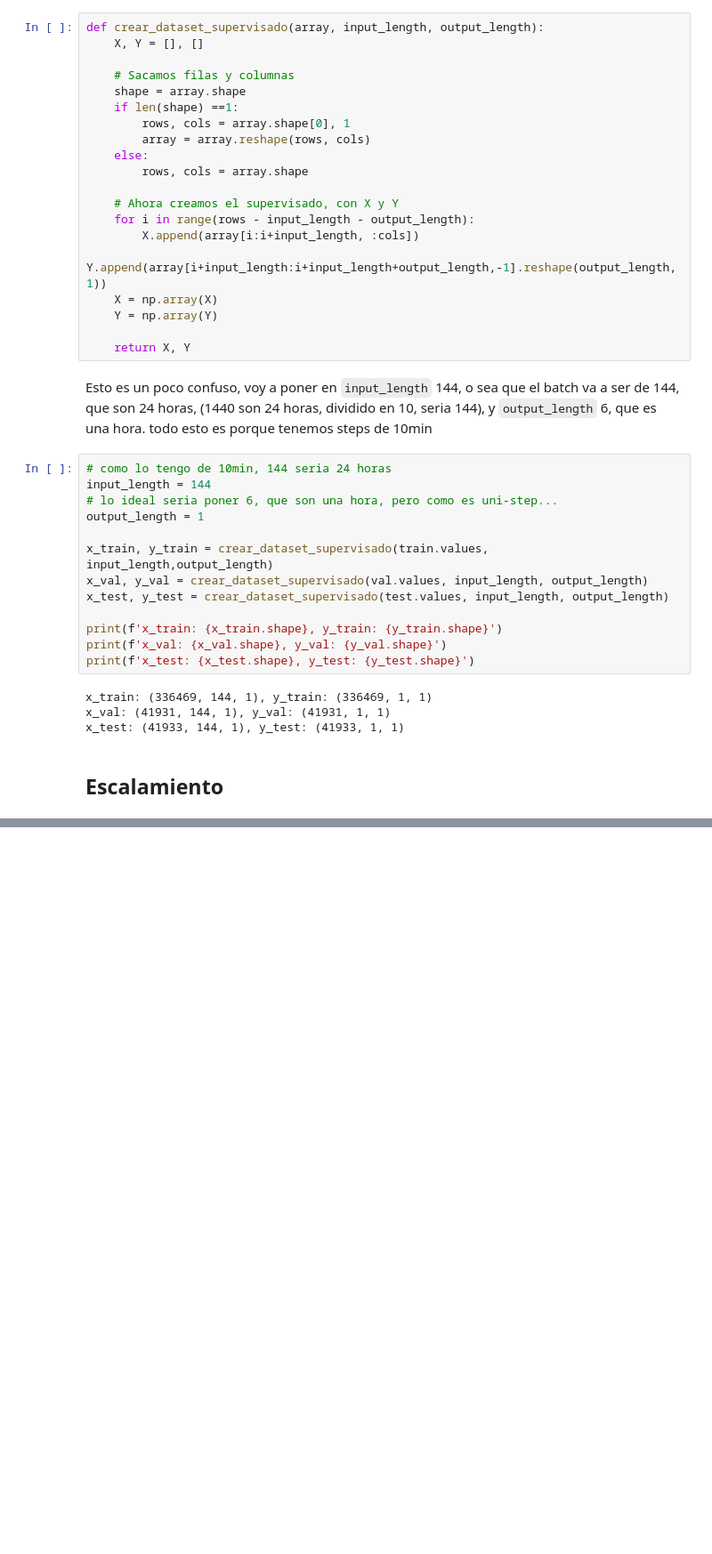
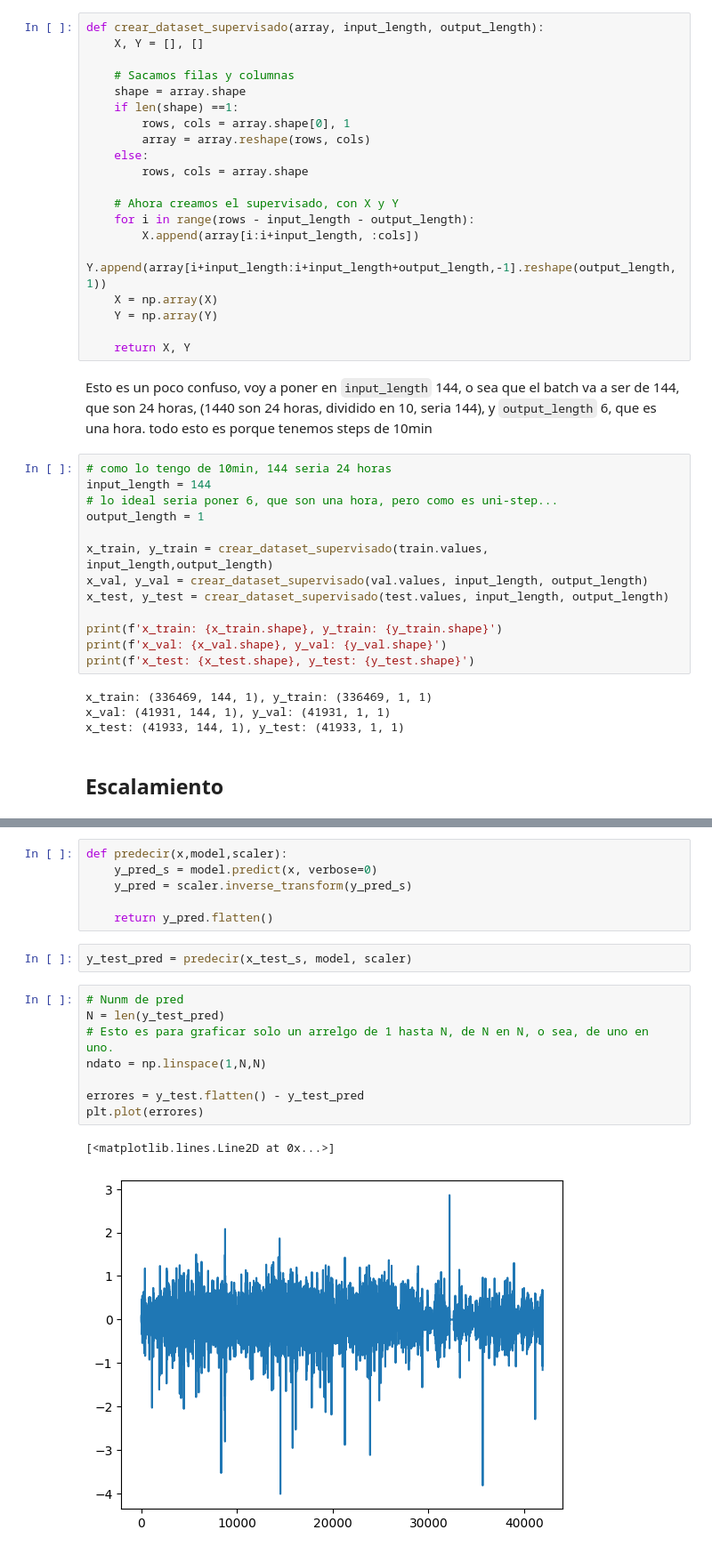
Before and after one commit to yesidexe/lstm, a Jupyter notebook: 2_univariado_unistep.ipynb, the cells around one changed output, grey strips where cells are left out. Shown at 89% size. Saved outputs shown, nothing was run; the diff lists cells and outputs as text; blank space fills up the shorter version.

```diff
--- a/2_univariado_unistep.ipynb
+++ b/2_univariado_unistep.ipynb
@@ -186,0 +264,19 @@ print(x_train_s.min(), x_train_s.max())
+# %%
+def predecir(x,model,scaler):
+    y_pred_s = model.predict(x, verbose=0)
+    y_pred = scaler.inverse_transform(y_pred_s)
+
+    return y_pred.flatten()
+# %%
+y_test_pred = predecir(x_test_s, model, scaler)
+# %%
+# Nunm de pred
+N = len(y_test_pred)
+# Esto es para graficar solo un arrelgo de 1 hasta N, de N en N, o sea, de uno en uno.
+ndato = np.linspace(1,N,N)
+
+errores = y_test.flatten() - y_test_pred
+plt.plot(errores)
+# %% [output]
+[<matplotlib.lines.Line2D at 0x...>]
+[figure, added]
```
Also changed, not shown: parts of 10 cells of this notebook.
